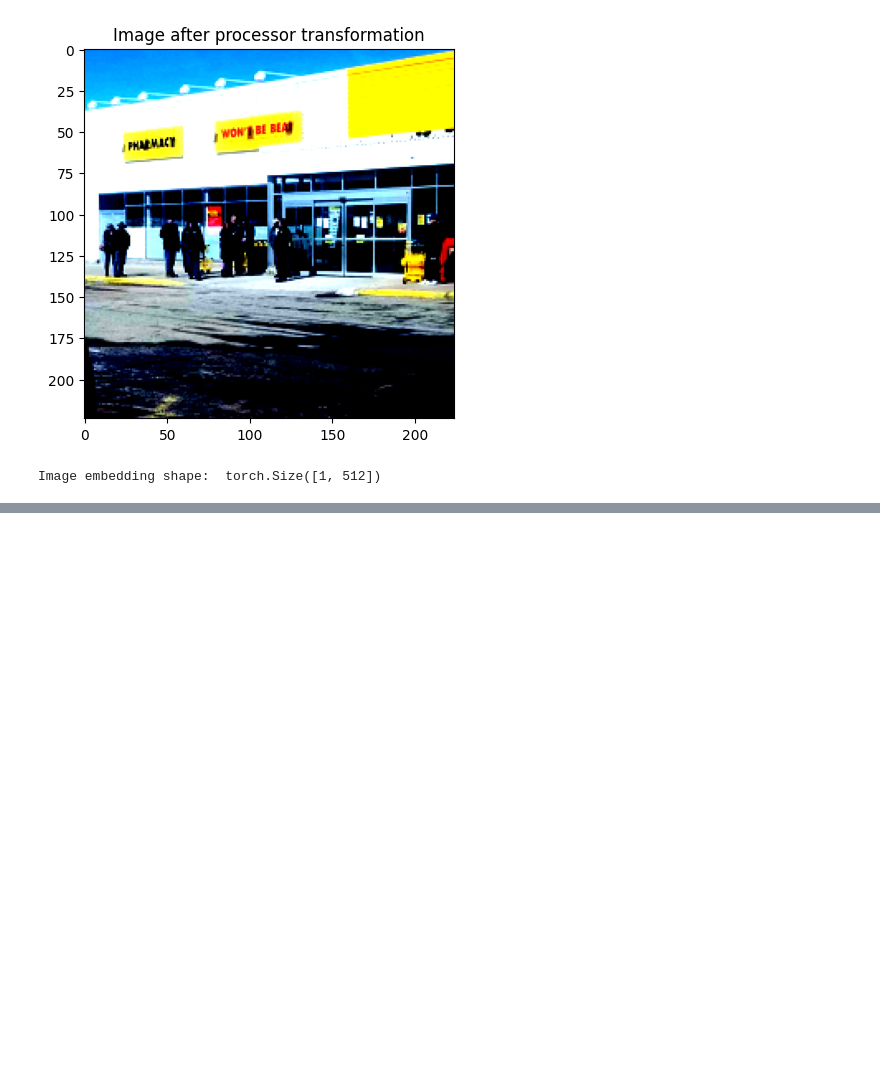
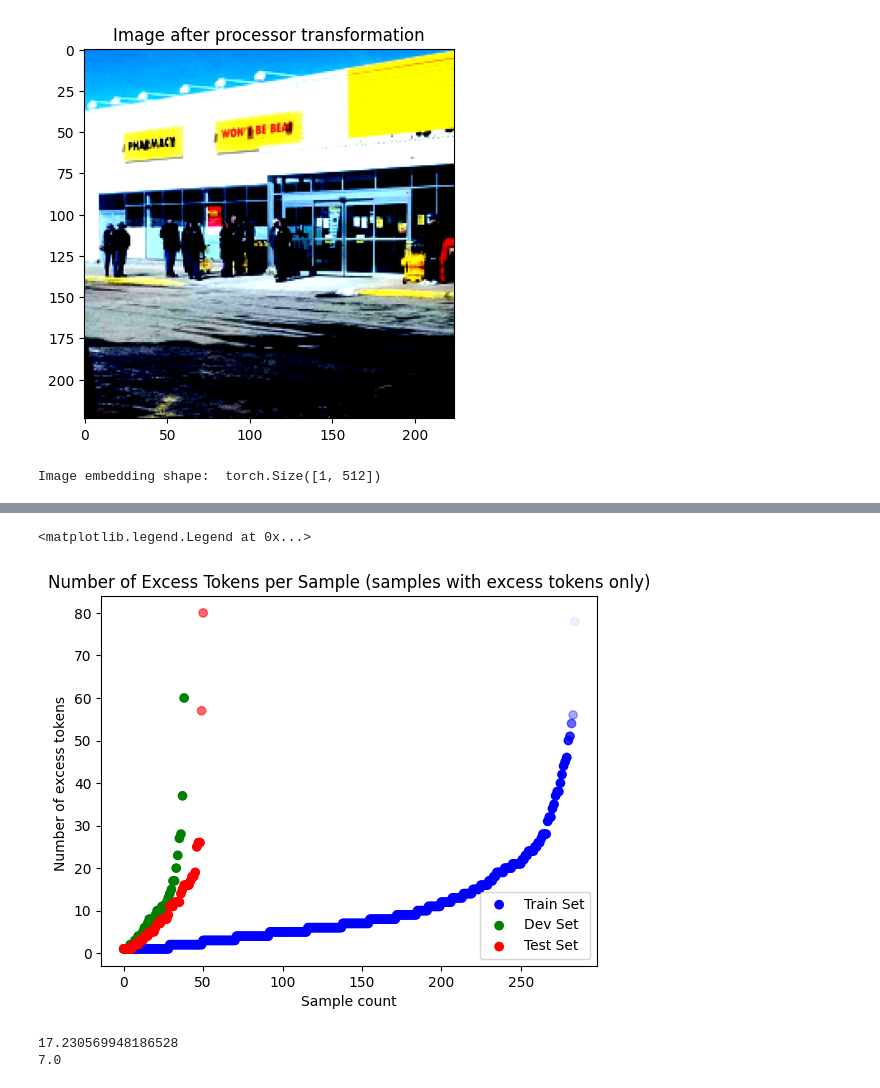
Before and after one commit to jelmis/check-worthiness, a Jupyter notebook: prototyping/CIMC-8_CLIP-embeddings_from-txt-img-pairs/main.ipynb, the cells around one changed output, grey strips where cells are left out. Saved outputs shown, nothing was run; the diff lists cells and outputs as text; code cells hidden in the pictures; blank space fills up the shorter version.

```diff
--- a/prototyping/CIMC-8_CLIP-embeddings_from-txt-img-pairs/main.ipynb
+++ b/prototyping/CIMC-8_CLIP-embeddings_from-txt-img-pairs/main.ipynb
@@ -125,0 +247,46 @@ Image embedding shape:  torch.Size([1, 512])
+# %%
+from scipy import stats
+# Remove outliers from the data
+excess_tokens_train_summary = excess_tokens_train[excess_tokens_train<150]
+excess_tokens_dev_summary = excess_tokens_dev[excess_tokens_dev<150]
+excess_tokens_test_summary = excess_tokens_test[excess_tokens_test<150]
+data = [excess_tokens_train_summary, excess_tokens_dev_summary, excess_tokens_test_summary]
+
+# define the colors for each dataset
+colors = ['blue', 'green', 'red']
+labels = ['Train Set', 'Dev Set', 'Test Set']
+
+# create a figure and axis object
+fig, ax = plt.subplots()
+
+# loop through the datasets and plot them as scatter plots
+for i in range(len(data)):
+    # calculate the density of points in the current dataset
+    kde = stats.gaussian_kde(data[i])
+    density = kde(data[i])*600
+    density[density > 1] = 1
+
+    # create a scatter plot for the current dataset, using the density as the alpha value to make the colors darker where there are more points
+    ax.scatter(range(len(data[i])), data[i], color=colors[i], alpha=density**2, label=labels[i])
+
+# set axis labels and title
+ax.set_xlabel('Sample count')
+ax.set_ylabel('Number of excess tokens ')
+ax.set_title('Number of Excess Tokens per Sample (samples with excess tokens only)')
+
+# add legend
+ax.legend()
+
+# show the plot
+# %% [output]
+<matplotlib.legend.Legend at 0x...>
+[figure, added]
+# %%
+# Find mean-median num. of tokens to be truncated
+all_excess_tokens =  np.concatenate((excess_tokens_train, excess_tokens_dev))
+all_excess_tokens = np.concatenate((all_excess_tokens, excess_tokens_test))
+print(np.mean(all_excess_tokens))
+print(np.median(all_excess_tokens))
+# %% [output]
+17.230569948186528
+7.0
```
Also changed, not shown: parts of 13 cells of this notebook, 1 other file.
